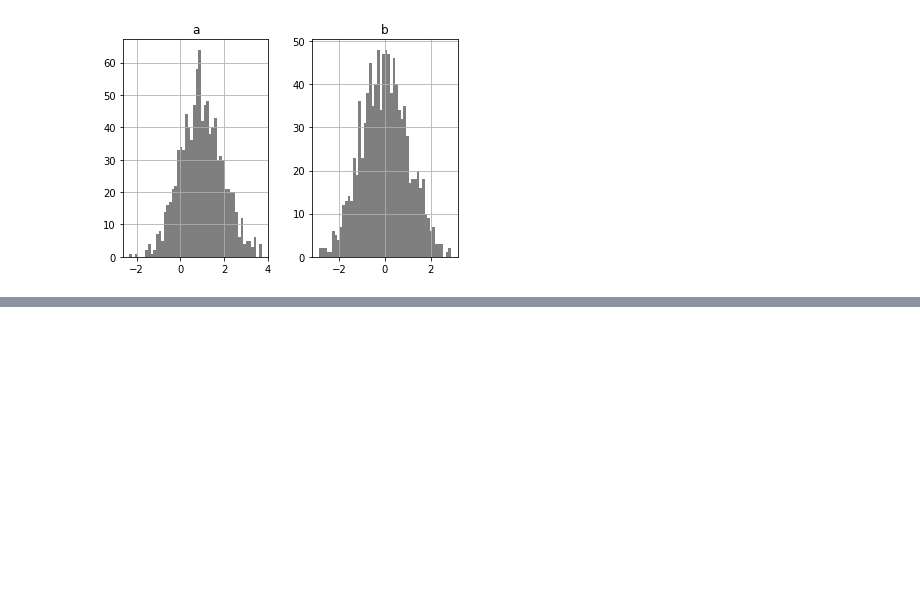
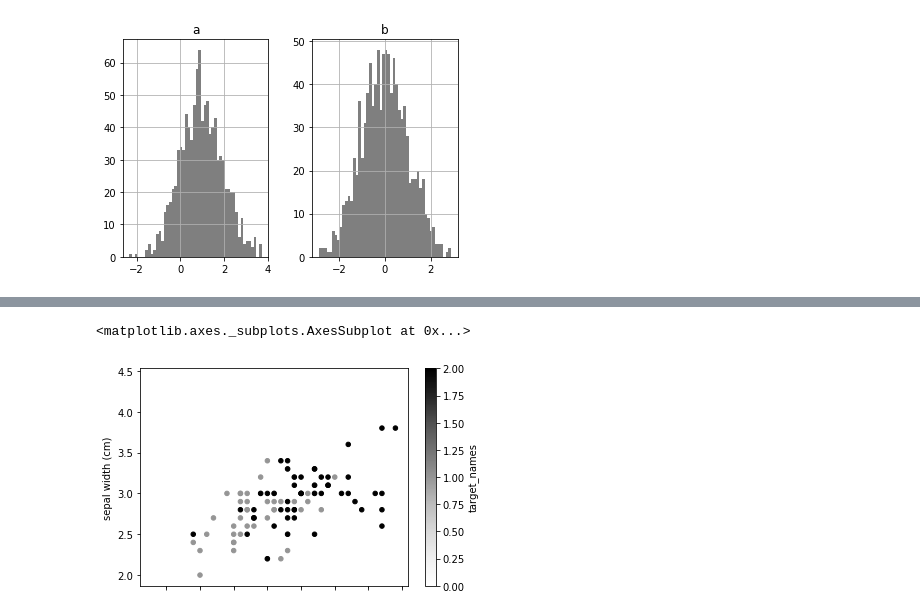
Before and after one commit to LaiYenShuo/Python_test, a Jupyter notebook: PLOT.ipynb, the cells around one changed output, grey strips where cells are left out. Saved outputs shown, nothing was run; the diff lists cells and outputs as text; code cells hidden in the pictures; blank space fills up the shorter version.

```diff
--- a/PLOT.ipynb
+++ b/PLOT.ipynb
@@ -59,0 +81,11 @@ df3.hist(color = 'k', alpha = 0.5, bins = 50);
+# %%
+from sklearn import datasets
+iris = datasets.load_iris()
+
+x = pd.DataFrame(iris['data'], columns = iris['feature_names'])
+y = pd.DataFrame(iris['target'], columns = ['target_names'])
+iris_data = pd.concat([x, y], axis = 1)
+iris_data.plot.scatter(x = 'sepal length (cm)', y = 'sepal width (cm)', c = 'target_names')
+# %% [output]
+<matplotlib.axes._subplots.AxesSubplot at 0x...>
+[figure, added]
```
Also changed, not shown: parts of 20 cells of this notebook.
